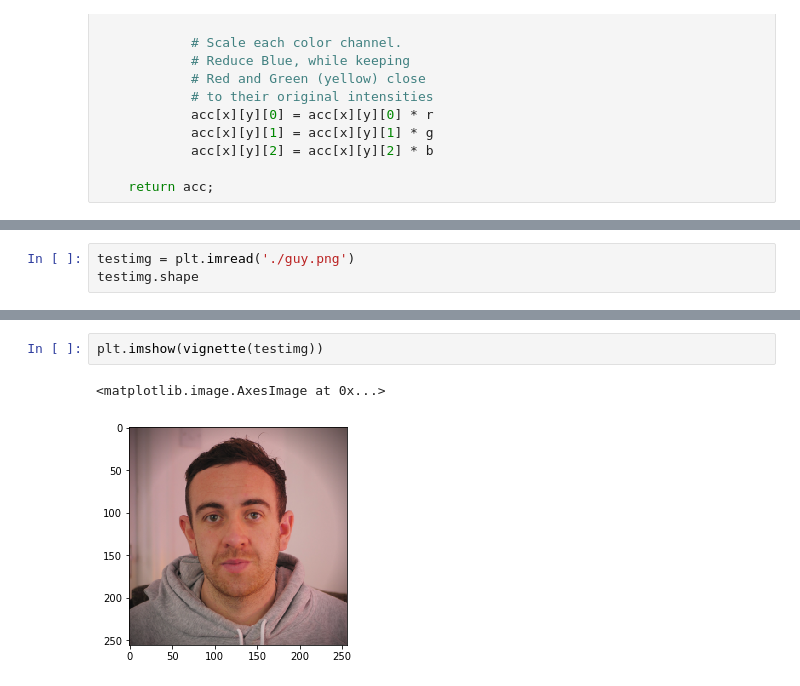
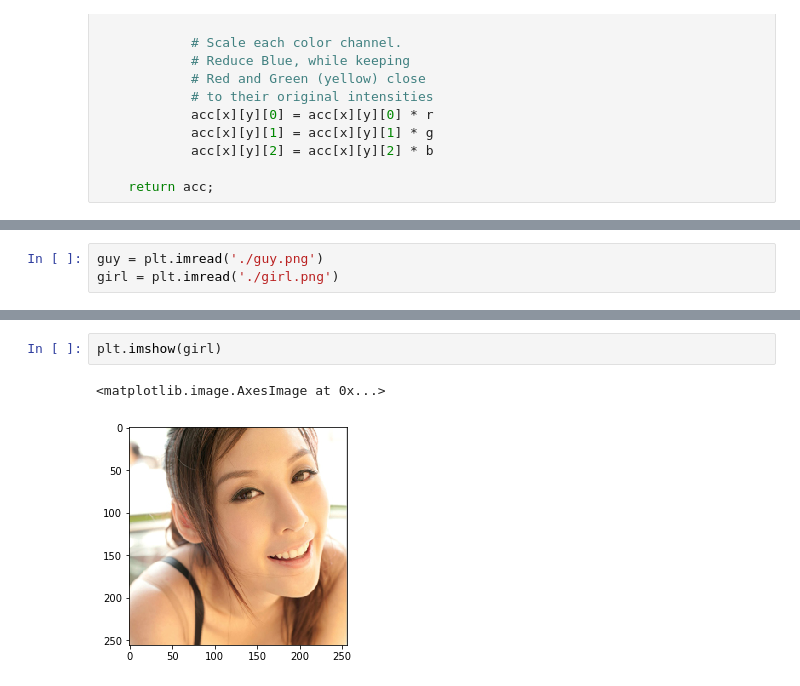
Before and after one commit to femidof/42_NumPy-Pythonfilter, a Jupyter notebook: notebook/numpy_rush.ipynb, the cells around one changed output, grey strips where cells are left out. Saved outputs shown, nothing was run; the diff lists cells and outputs as text.

```diff
--- a/notebook/numpy_rush.ipynb
+++ b/notebook/numpy_rush.ipynb
@@ -310,3 +413,3 @@ def tint(image, r, g, b):
 # %%
-testimg = plt.imread('./guy.png')
-testimg.shape
+guy = plt.imread('./guy.png')
+girl = plt.imread('./girl.png')
@@ -327,5 +421,5 @@ plt.imshow(tint(testimg, 1, 0.9, 0.75))
 # %%
-plt.imshow(vignette(testimg))
+plt.imshow(girl)
 # %% [output]
 <matplotlib.image.AxesImage at 0x...>
-[figure, old version]
+[figure, new version]
```
Also changed, not shown: parts of 43 cells of this notebook, 1 other file.
